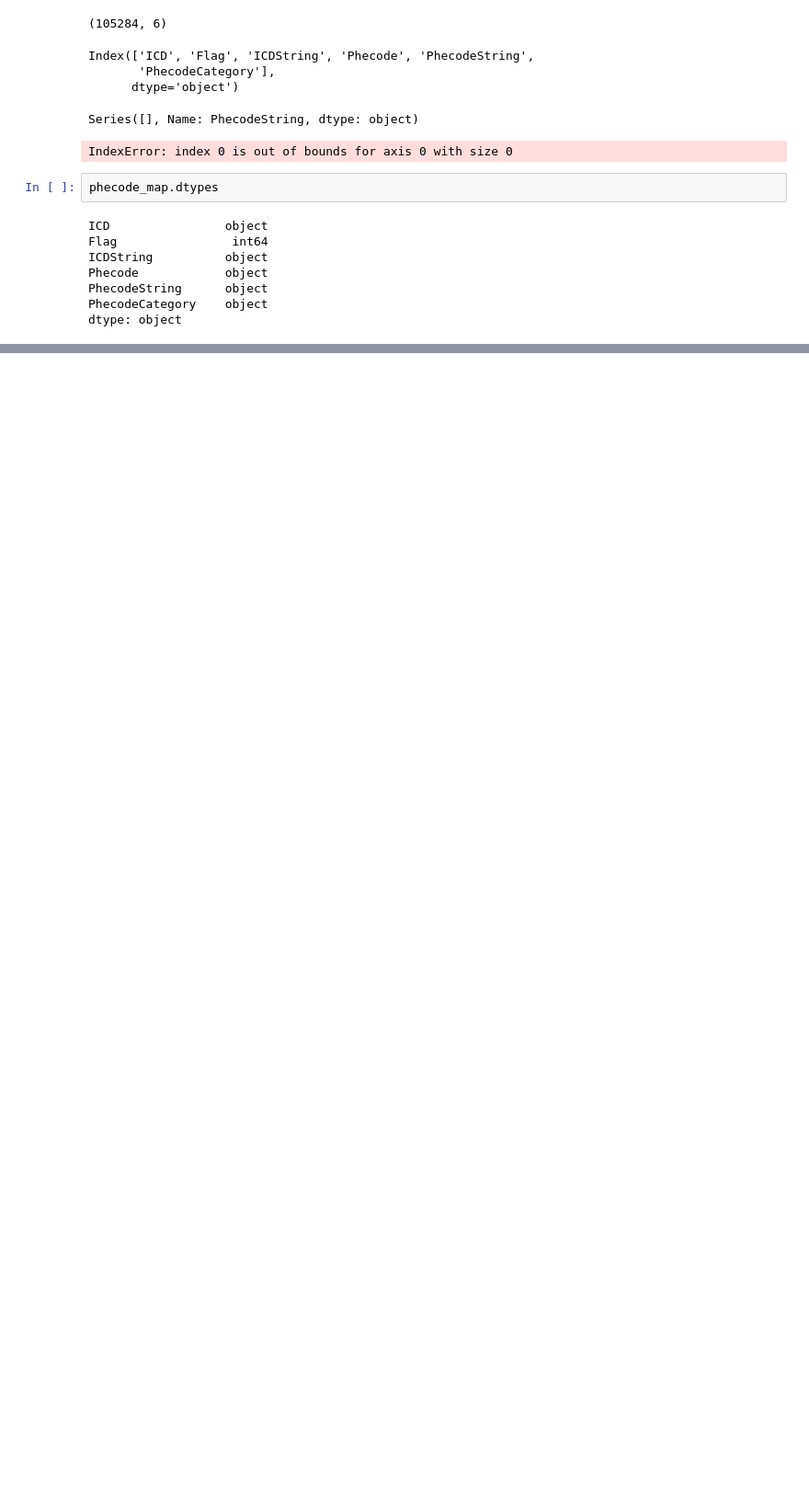
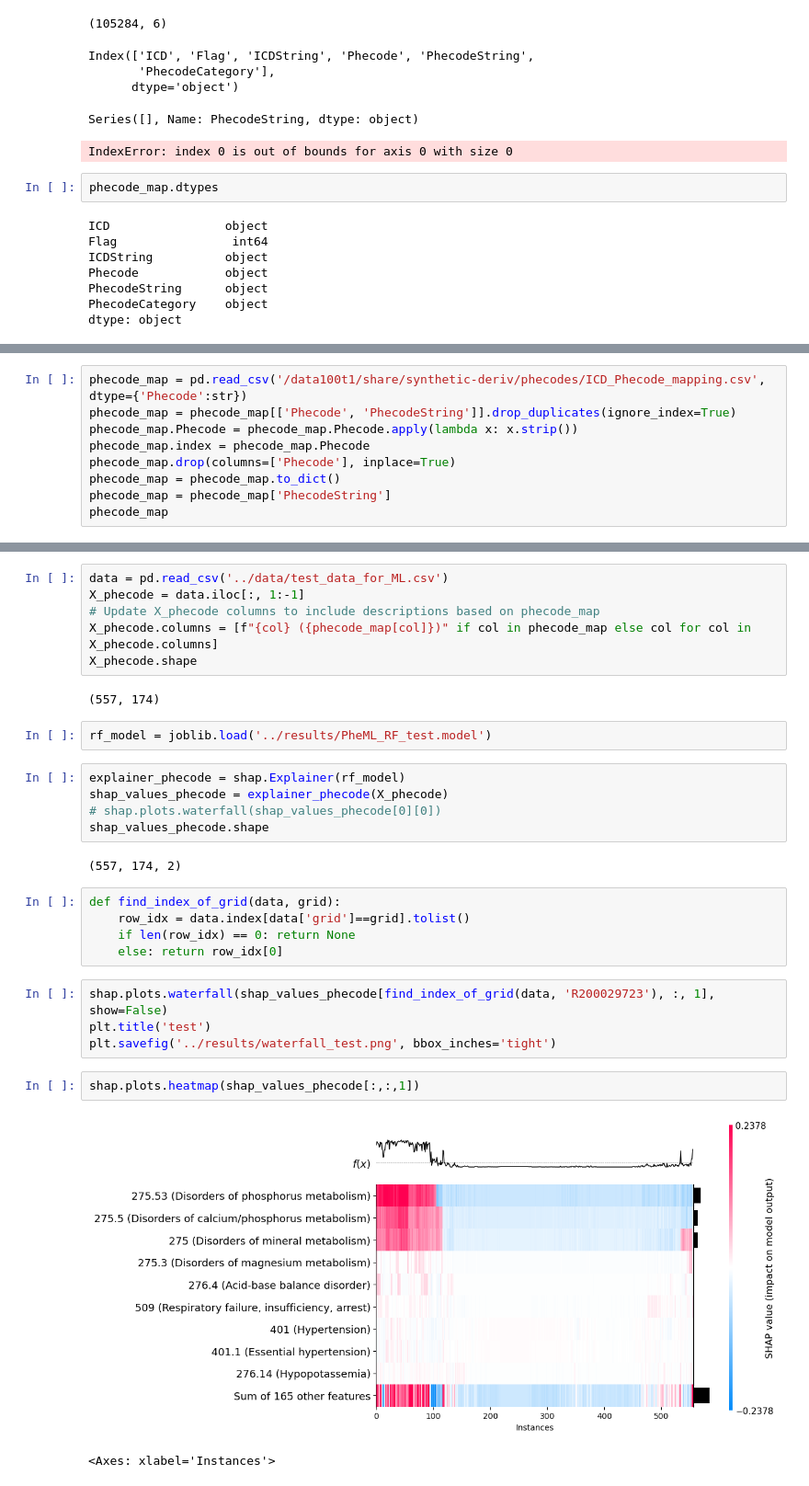
Before and after one commit to dayibian/PheMINE, a Jupyter notebook: notebooks/hpp.ipynb, the cells around one changed output, grey strips where cells are left out. Shown at 92% size. Drawn from its saved outputs; the diff is of its cells as text; blank space fills up the shorter version.

Commit message:
Added function to use SHAP to explain the model results

```diff
--- a/notebooks/hpp.ipynb
+++ b/notebooks/hpp.ipynb
@@ -390,0 +401,9 @@ dtype: object
+# %%
+phecode_map = pd.read_csv('/data100t1/share/synthetic-deriv/phecodes/ICD_Phecode_mapping.csv', dtype={'Phecode':str})
+phecode_map = phecode_map[['Phecode', 'PhecodeString']].drop_duplicates(ignore_index=True)
+phecode_map.Phecode = phecode_map.Phecode.apply(lambda x: x.strip())
+phecode_map.index = phecode_map.Phecode
+phecode_map.drop(columns=['Phecode'], inplace=True)
+phecode_map = phecode_map.to_dict()
+phecode_map = phecode_map['PhecodeString']
+phecode_map
@@ -390,0 +428,31 @@ dtype: object
+# %%
+data = pd.read_csv('../data/test_data_for_ML.csv')
+X_phecode = data.iloc[:, 1:-1]
+# Update X_phecode columns to include descriptions based on phecode_map
+X_phecode.columns = [f"{col} ({phecode_map[col]})" if col in phecode_map else col for col in X_phecode.columns]
+X_phecode.shape
+# %% [output]
+(557, 174)
+# %%
+rf_model = joblib.load('../results/PheML_RF_test.model')
+# %%
+explainer_phecode = shap.Explainer(rf_model)
+shap_values_phecode = explainer_phecode(X_phecode)
+# shap.plots.waterfall(shap_values_phecode[0][0])
+shap_values_phecode.shape
+# %% [output]
+(557, 174, 2)
+# %%
+def find_index_of_grid(data, grid):
+    row_idx = data.index[data['grid']==grid].tolist()
+    if len(row_idx) == 0: return None
+    else: return row_idx[0]
+# %%
+shap.plots.waterfall(shap_values_phecode[find_index_of_grid(data, 'R200029723'), :, 1], show=False)
+plt.title('test')
+plt.savefig('../results/waterfall_test.png', bbox_inches='tight')
+# %%
+shap.plots.heatmap(shap_values_phecode[:,:,1])
+# %% [output]
+[figure, added]
+<Axes: xlabel='Instances'>
```
Also changed, not shown: parts of 7 cells of this notebook, 4 other files.
